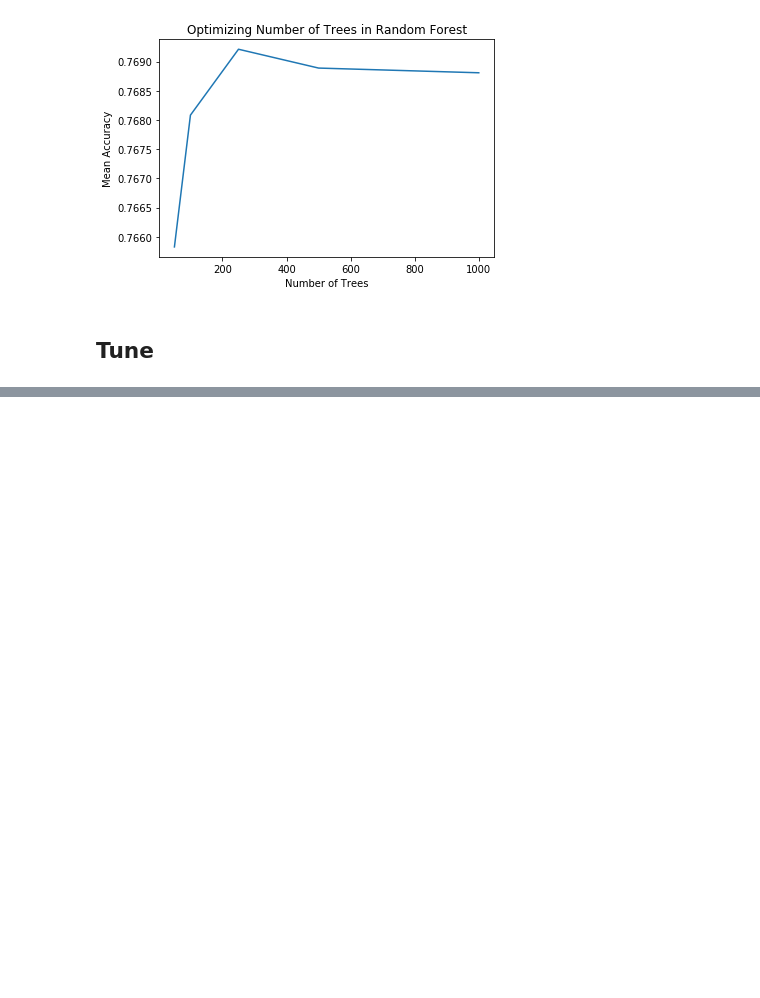
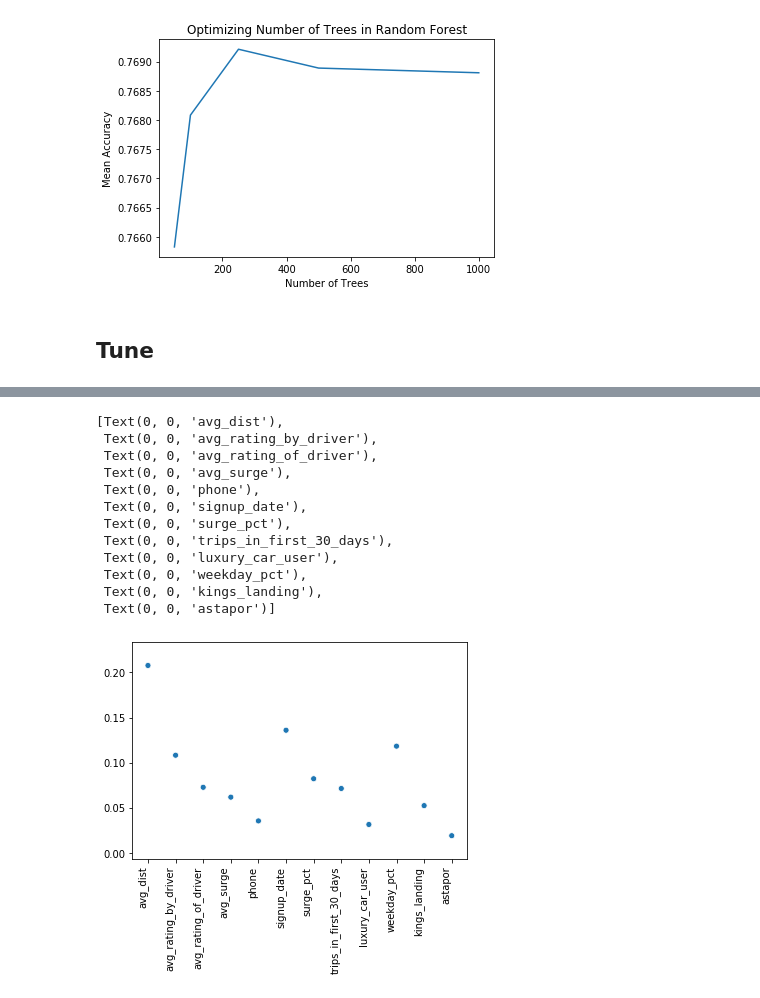
Before and after one commit to jakemull13/Uber-Churn-Prediction-Case-Study, a Jupyter notebook: supervised_learning_case_study.ipynb, the cells around one changed output, grey strips where cells are left out. Saved outputs shown, nothing was run; the diff lists cells and outputs as text; code cells hidden in the pictures; blank space fills up the shorter version.

```diff
--- a/supervised_learning_case_study.ipynb
+++ b/supervised_learning_case_study.ipynb
@@ -333,3 +333,5 @@ Text(0.5, 1.0, 'Optimizing Number of Trees in Random Forest')
 [figure]
 # %% [markdown]
 ## Tune
+# %%
+final_rf, feature_importance, oob_score = train_random_forest(X_train, y_train, X_valid, y_valid, num_trees=250)
@@ -335,0 +356,21 @@ Text(0.5, 1.0, 'Optimizing Number of Trees in Random Forest')
+# %%
+ax = sns.scatterplot(data=feature_importance,legend=False)
+ax.set_xticklabels(
+    labels=X_valid.columns,
+    rotation=90,
+    horizontalalignment='right')
+plt.savefig('FeatureImportance', dpi=240)
+# %% [output]
+[Text(0, 0, 'avg_dist'),
+ Text(0, 0, 'avg_rating_by_driver'),
+ Text(0, 0, 'avg_rating_of_driver'),
+ Text(0, 0, 'avg_surge'),
+ Text(0, 0, 'phone'),
+ Text(0, 0, 'signup_date'),
+ Text(0, 0, 'surge_pct'),
+ Text(0, 0, 'trips_in_first_30_days'),
+ Text(0, 0, 'luxury_car_user'),
+ Text(0, 0, 'weekday_pct'),
+ Text(0, 0, 'kings_landing'),
+ Text(0, 0, 'astapor')]
+[figure, added]
```
Also changed, not shown: parts of 2 cells of this notebook, 1 other file.
